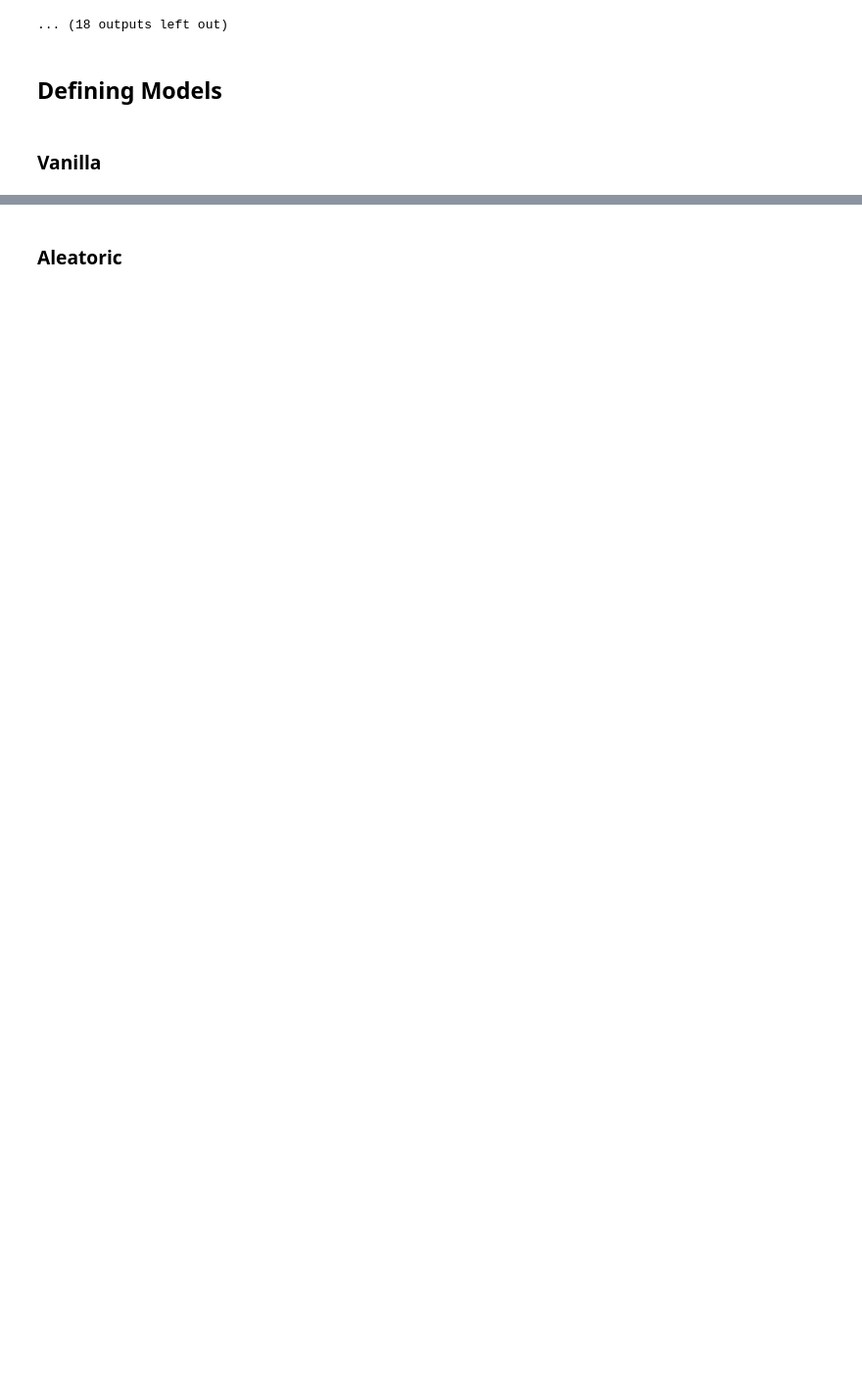
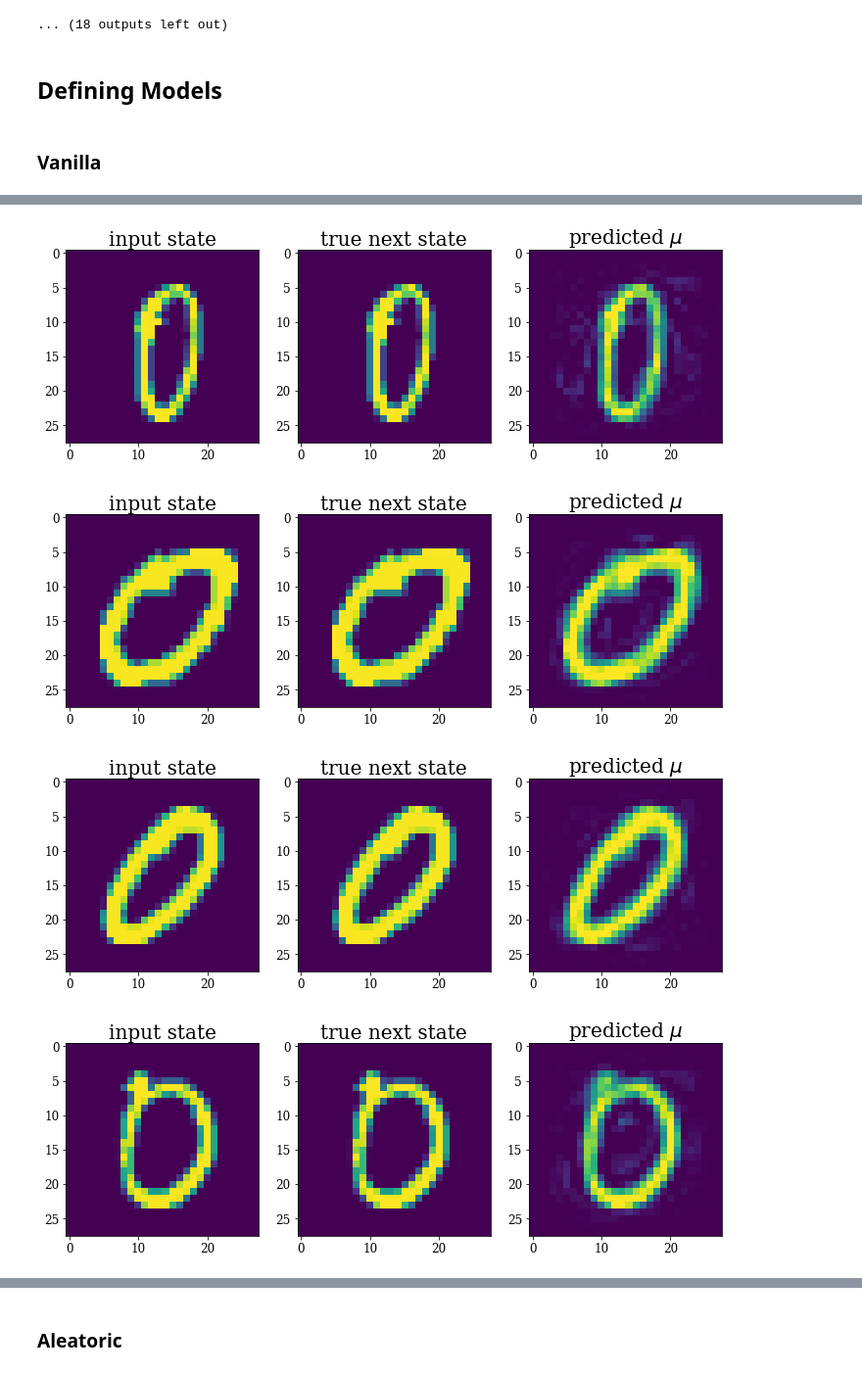
Before and after one commit to self-supervisor/Escaping-Stochastic-Traps-With-Aleatoric-Mapping-Agents, a Jupyter notebook: noisy_mnist/noisy_mnist_aleatoric_uncertainty-for-poster.ipynb, the cells around one changed output, grey strips where cells are left out. Shown at 98% size. Saved outputs shown, nothing was run; the diff lists cells and outputs as text; code cells hidden in the pictures; blank space fills up the shorter version.

```diff
--- a/noisy_mnist/noisy_mnist_aleatoric_uncertainty-for-poster.ipynb
+++ b/noisy_mnist/noisy_mnist_aleatoric_uncertainty-for-poster.ipynb
@@ -304,0 +280,34 @@ loss 1 0.066692084
+# %%
+data_zeros, target_zeros = mnist_env_zeros.step()
+data_ones, target_ones = mnist_env_ones.step()
+data = np.concatenate((data_zeros, data_ones), axis=0)
+target = np.concatenate((target_zeros, target_ones), axis=0)
+data, target = unison_shuffled_copies(data, target)
+predictions = model(torch.from_numpy(data).float().to(device)/255)
+
+for i in range(10):
+    w=10
+    h=10
+    fig=plt.figure(figsize=(12, 12))
+    columns = 3
+    rows = 1
+    fig.add_subplot(rows, columns, 1)
+    plt.imshow(data[i].reshape(28, 28)/255, vmin=0, vmax=1)
+    plt.title("input state", fontsize=20)
+
+    fig.add_subplot(rows, columns, 2)
+    plt.imshow(target[i].reshape(28, 28)/255, vmin=0, vmax=1)
+    plt.title("true next state", fontsize=20)
+
+    fig.add_subplot(rows, columns, 3)
+    plt.imshow(predictions[i].detach().cpu().numpy().reshape(28, 28), vmin=0, vmax=1)
+    plt.title("predicted $\mu$", fontsize=20)
+    plt.show()
+
+    #np.save("lost_list_deterministic_" + str(repeat) + ".npy", loss_list_0)
+    #np.save("lost_list_stochastic_" + str(repeat) + ".npy", loss_list_1)
+# %% [output]
+[figure, added]
+[figure, added]
+[figure, added]
+[figure, added]
```
Also changed, not shown: parts of 13 cells of this notebook, 3 other files.
